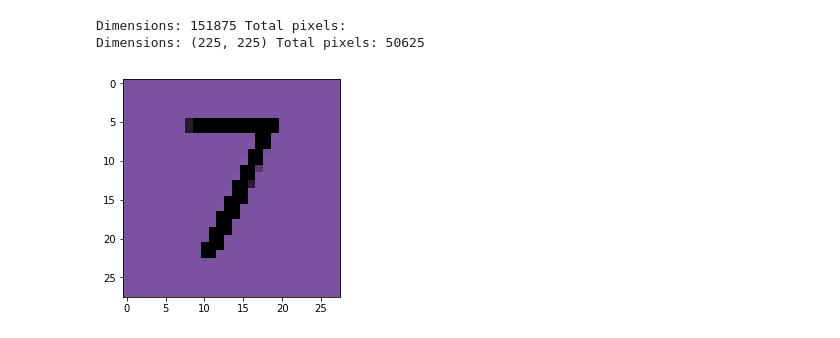
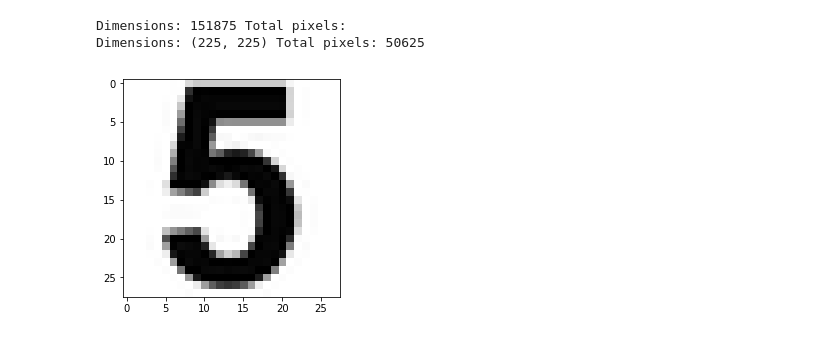
Before and after one commit to rombl4/tensotflow, a Jupyter notebook: mnist_version1.ipynb, the cells around one changed output. Drawn from its saved outputs; the diff is of its cells as text; code cells hidden in the pictures.

```diff
--- a/mnist_version1.ipynb
+++ b/mnist_version1.ipynb
@@ -426,19 +434,19 @@ Dimensions: (225, 225) Total pixels: 50625
 # %%
 
 import PIL
 from PIL import Image
 #hsize = int((float(img2.size[1]) * float(wpercent)))
 basewidth = 300
 
 from resizeimage import resizeimage
 #img3 = img2.resize(28,28, Image.ANTIALIAS)
 
 plt.show()
-with open('7im.png', 'r+b') as f:
+with open('5im.jpg', 'r+b') as f:
     with Image.open(f) as image:
-        cover = resizeimage.resize_cover(image, [28, 28])
+        cover5 = resizeimage.resize_cover(image, [28, 28])
 
-imgplot = plt.imshow(cover)
+imgplot = plt.imshow(cover5)
 plt.show()
 # %% [output]
-[figure, old version]
+[figure, new version]
```
Also changed, not shown: parts of 5 cells of this notebook.
